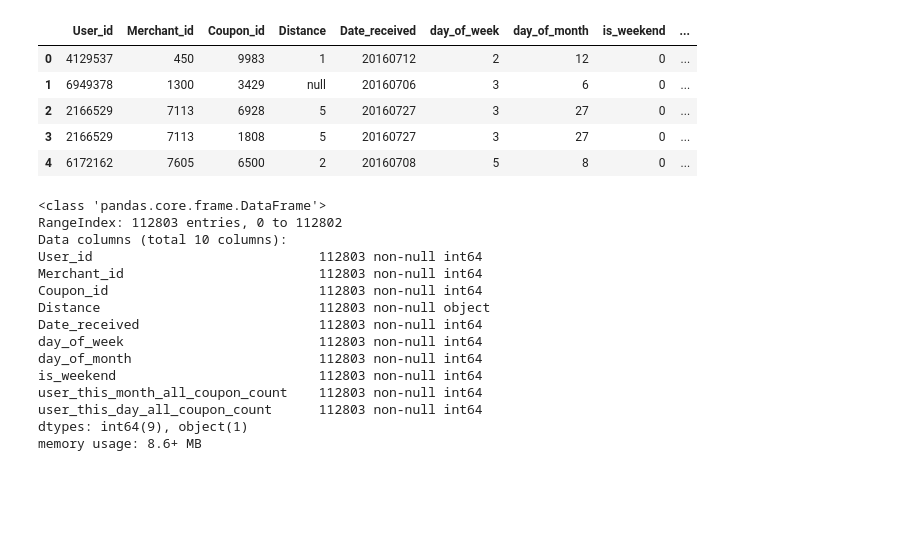
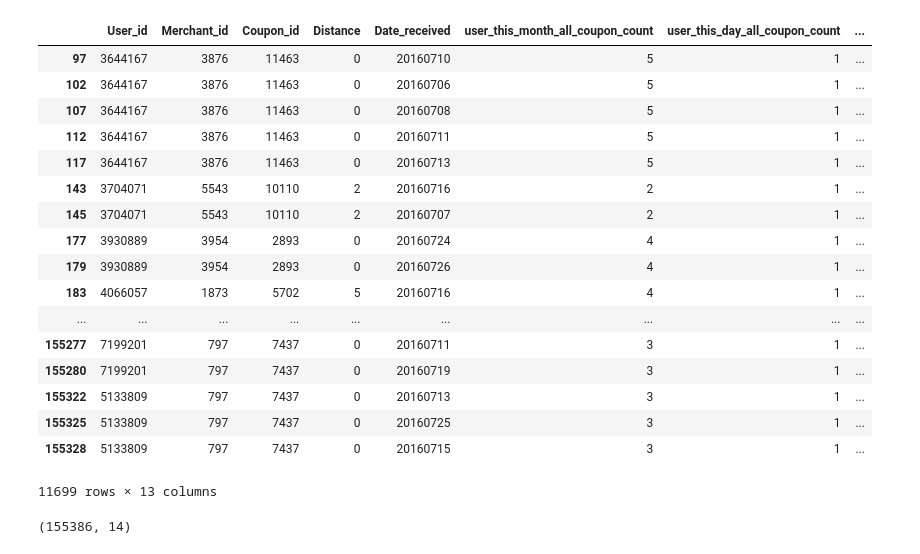
Before and after one commit to q1161602026/Coupon_Forecast, a Jupyter notebook: extract_other_feature.ipynb, the cells around one changed output. Saved outputs shown, nothing was run; the diff lists cells and outputs as text; code cells hidden in the pictures; blank space fills up the shorter version.

```diff
--- a/extract_other_feature.ipynb
+++ b/extract_other_feature.ipynb
@@ -40,28 +67,26 @@ for k,path in enumerate(processed_dataset_path):
 # %%
 temp=pd.read_csv('data/other_feature3.csv')
-temp.head()
+temp[temp['user_coupon_first']!=0]
 # %% [output]
-|  | User_id | Merchant_id | Coupon_id | Distance | Date_received | day_of_week | day_of_month | is_weekend | ... |
-| 0 | 4129537 | 450 | 9983 | 1 | 20160712 | 2 | 12 | 0 | ... |
-| 1 | 6949378 | 1300 | 3429 | null | 20160706 | 3 | 6 | 0 | ... |
-| 2 | 2166529 | 7113 | 6928 | 5 | 20160727 | 3 | 27 | 0 | ... |
-| 3 | 2166529 | 7113 | 1808 | 5 | 20160727 | 3 | 27 | 0 | ... |
-| 4 | 6172162 | 7605 | 6500 | 2 | 20160708 | 5 | 8 | 0 | ... |
+|  | User_id | Merchant_id | Coupon_id | Distance | Date_received | user_this_month_all_coupon_count | user_this_day_all_coupon_count | ... |
+| 97 | 3644167 | 3876 | 11463 | 0 | 20160710 | 5 | 1 | ... |
+| 102 | 3644167 | 3876 | 11463 | 0 | 20160706 | 5 | 1 | ... |
+| 107 | 3644167 | 3876 | 11463 | 0 | 20160708 | 5 | 1 | ... |
+| 112 | 3644167 | 3876 | 11463 | 0 | 20160711 | 5 | 1 | ... |
+| 117 | 3644167 | 3876 | 11463 | 0 | 20160713 | 5 | 1 | ... |
+| 143 | 3704071 | 5543 | 10110 | 2 | 20160716 | 2 | 1 | ... |
+| 145 | 3704071 | 5543 | 10110 | 2 | 20160707 | 2 | 1 | ... |
+| 177 | 3930889 | 3954 | 2893 | 0 | 20160724 | 4 | 1 | ... |
+| 179 | 3930889 | 3954 | 2893 | 0 | 20160726 | 4 | 1 | ... |
+| 183 | 4066057 | 1873 | 5702 | 5 | 20160716 | 4 | 1 | ... |
+| ... | ... | ... | ... | ... | ... | ... | ... | ... |
+| 155277 | 7199201 | 797 | 7437 | 0 | 20160711 | 3 | 1 | ... |
+| 155280 | 7199201 | 797 | 7437 | 0 | 20160719 | 3 | 1 | ... |
+| 155322 | 5133809 | 797 | 7437 | 0 | 20160713 | 3 | 1 | ... |
+| 155325 | 5133809 | 797 | 7437 | 0 | 20160725 | 3 | 1 | ... |
+| 155328 | 5133809 | 797 | 7437 | 0 | 20160715 | 3 | 1 | ... |
+11699 rows × 13 columns
 # %%
-temp.info()
+temp.shape
 # %% [output]
-<class 'pandas.core.frame.DataFrame'>
-RangeIndex: 112803 entries, 0 to 112802
-Data columns (total 10 columns):
-User_id                             112803 non-null int64
-Merchant_id                         112803 non-null int64
-Coupon_id                           112803 non-null int64
-Distance                            112803 non-null object
-Date_received                       112803 non-null int64
-day_of_week                         112803 non-null int64
-day_of_month                        112803 non-null int64
-is_weekend                          112803 non-null int64
-user_this_month_all_coupon_count    112803 non-null int64
-user_this_day_all_coupon_count      112803 non-null int64
-dtypes: int64(9), object(1)
-memory usage: 8.6+ MB
+(155386, 14)
```
Also changed, not shown: parts of 1 cell of this notebook, 13 other files.
